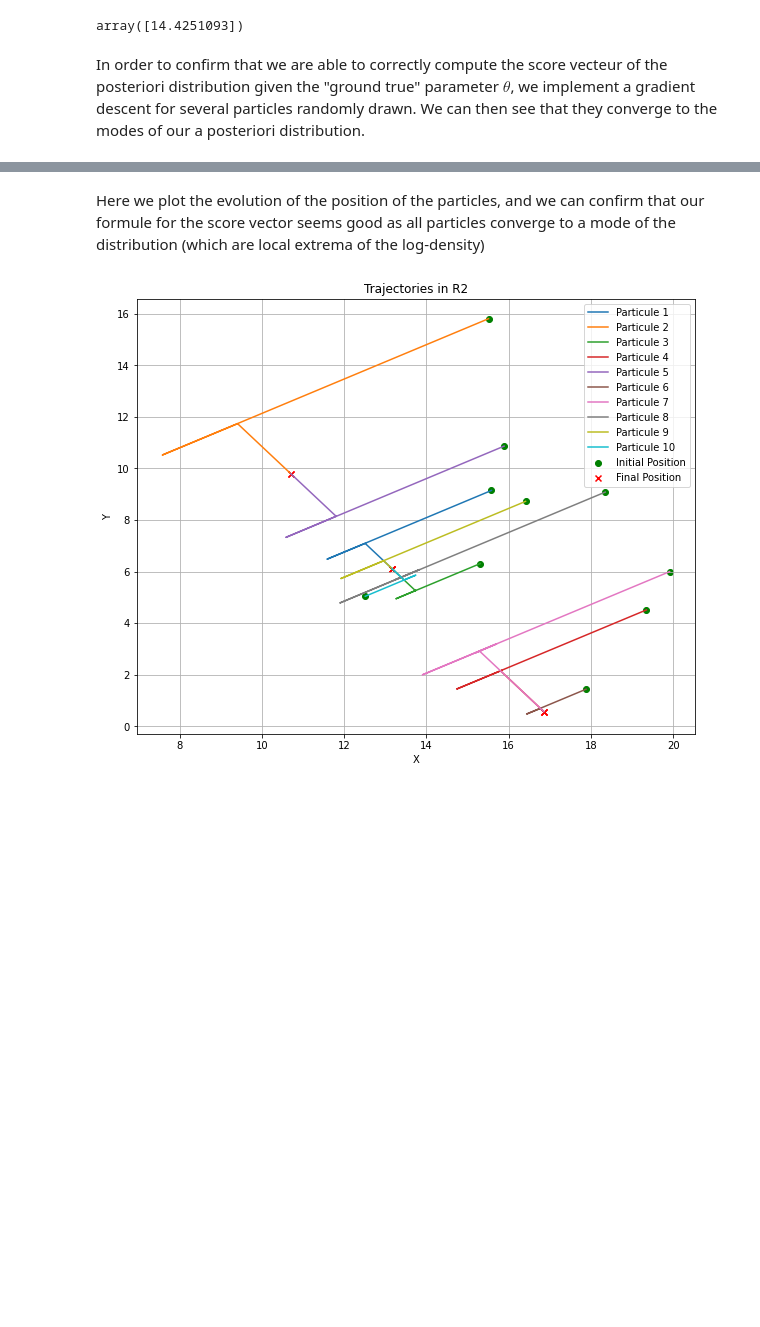
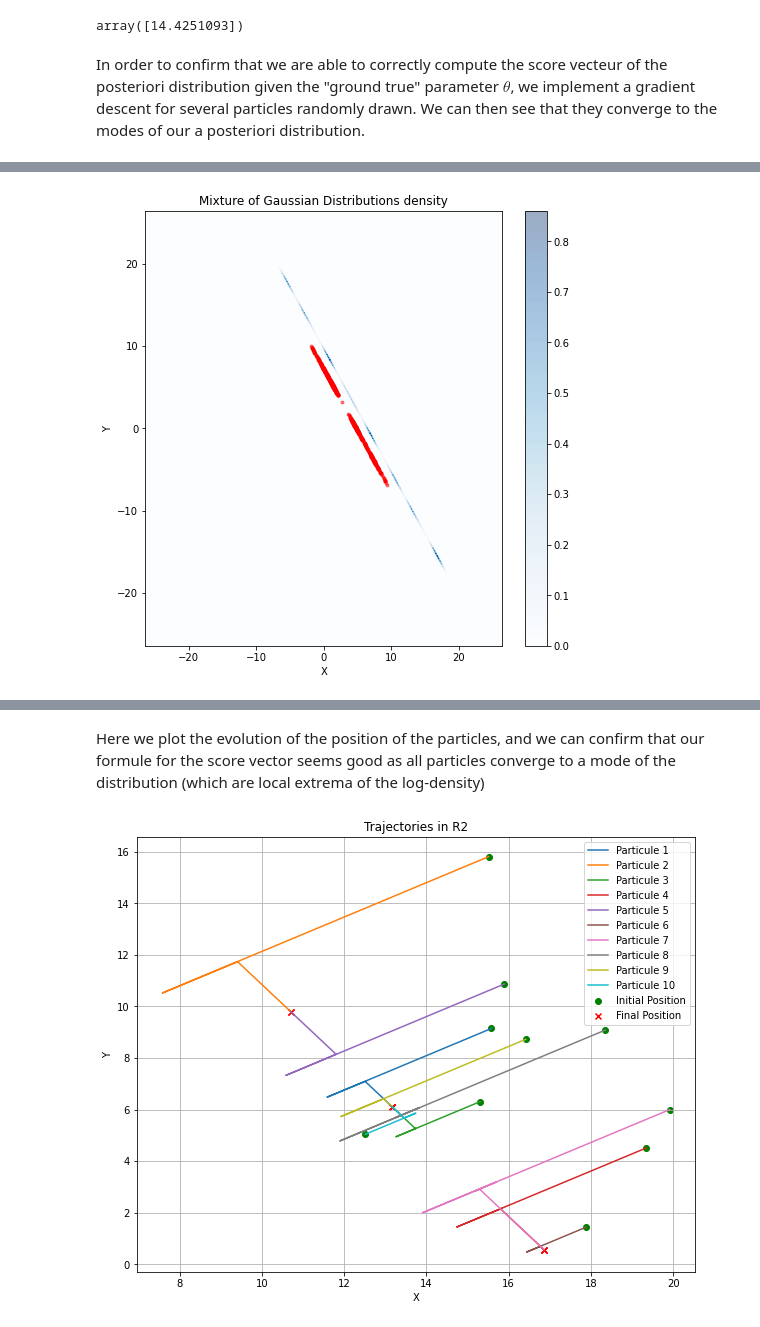
Before and after one commit to PyTomSss/Research_Project-Imperial_College, a Jupyter notebook: Interacting Particles MMLE.ipynb, the cells around one changed output, grey strips where cells are left out. Cells and saved outputs as stored; diff of their text form; code cells hidden in the pictures; blank space fills up the shorter version.

```diff
--- a/Interacting Particles MMLE.ipynb
+++ b/Interacting Particles MMLE.ipynb
@@ -254,0 +273,44 @@ generate_multimodal(centers_test, covariances_test, weights_test, sample_init)
+# %%
+def ULA_dilation_exp(sample_init, step_size, nb_iter, centers_prior, covariances_prior, weights_prior, y_obs, sigma_y, true_theta, start_schedule,
+                    end_schedule, plot = True):
+
+    #We compute the parameters of the a posteriori, given the parametric statistical model and theta
+    centers_test, covariances_test, weights_test = post_params(true_theta, sigma_y, centers_prior, covariances_prior, weights_prior, y_obs)
+
+    sample_size = sample_init.shape[0]
+    dim_var = sample_init.shape[1]
+
+    traj = np.zeros((nb_iter, sample_size, dim_var))
+
+    time_SDE = 0
+
+    for i in tqdm(range(nb_iter)):
+
+        time_SDE += step_size
+
+        schedule = np.minimum(start_schedule + np.minimum(end_schedule, time_SDE) / end_schedule, 1)
+
+        gamma = 1 / np.sqrt(schedule)
+
+        gamma_sample = gamma * sample_init
+
+        #grad = grad_multimodal_opti(sample_init, weights_test, centers_test, covariances_test)
+        grad = gamma * ((1/sigma_y**2) * true_theta[:, np.newaxis] * (y_obs - np.dot(true_theta, gamma_sample.T))).T
+
+        grad += gamma * grad_multimodal_opti(gamma_sample, weights_prior, centers_prior, covariances_prior)
+
+        taming_coef = step_size / (1 + step_size * np.linalg.norm(grad, axis = 1))
+
+        grad_update = taming_coef[:, np.newaxis] * grad
+
+        sample_init += grad_update + np.sqrt(step_size * 2) * np.random.randn(1000, 2)
+
+        traj[i] = sample_init
+
+    generate_multimodal(centers_test, covariances_test, weights_test, sample_init)
+# %%
+sample_init = np.random.randn(1000, 2) * 8
+
+ULA_dilation_exp(sample_init, 0.0001, 5000, centers_prior, covariances_prior, weights_prior, y_obs, 0.1, true_theta, 0.05, 1)
+# %% [output]
+[figure, added]
```
Also changed, not shown: parts of 29 cells of this notebook, 2 other files.
